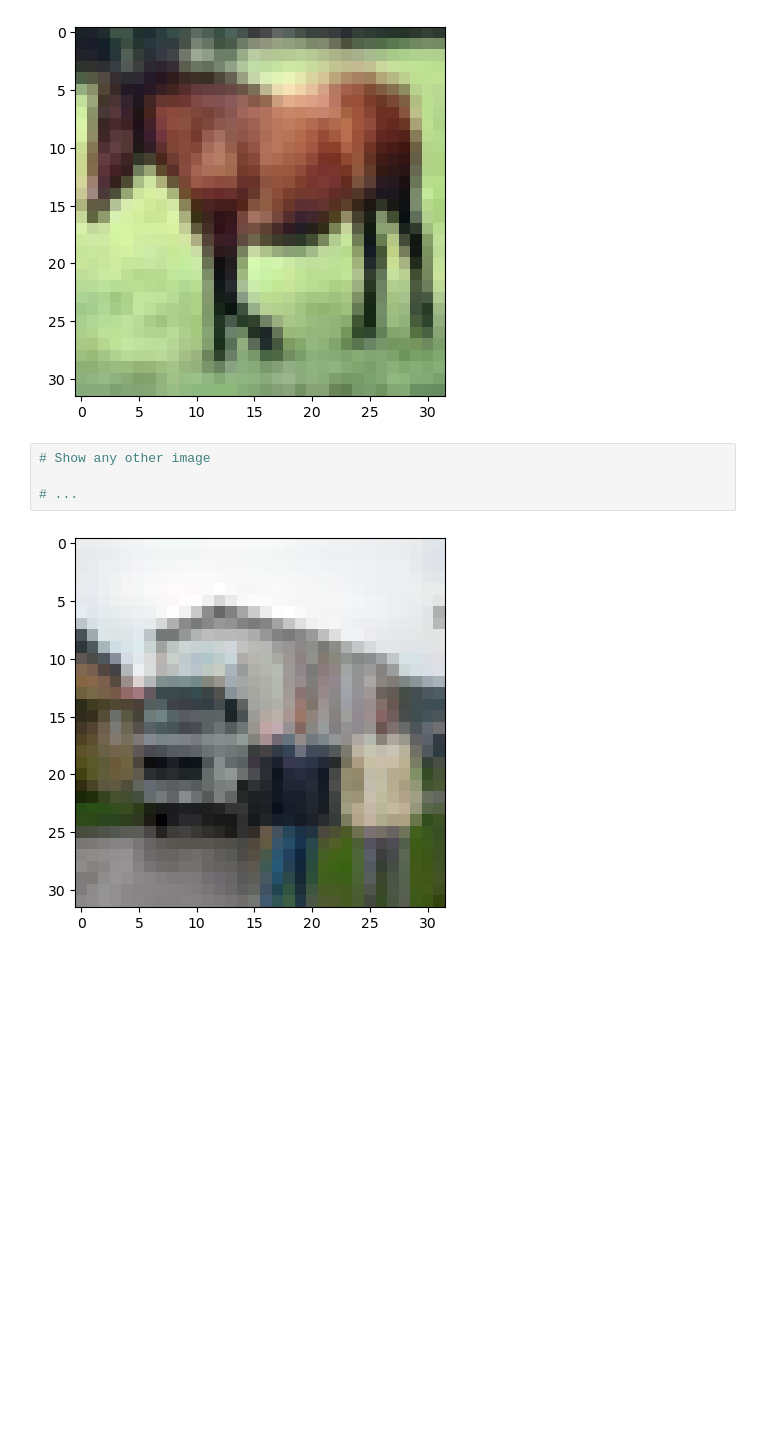
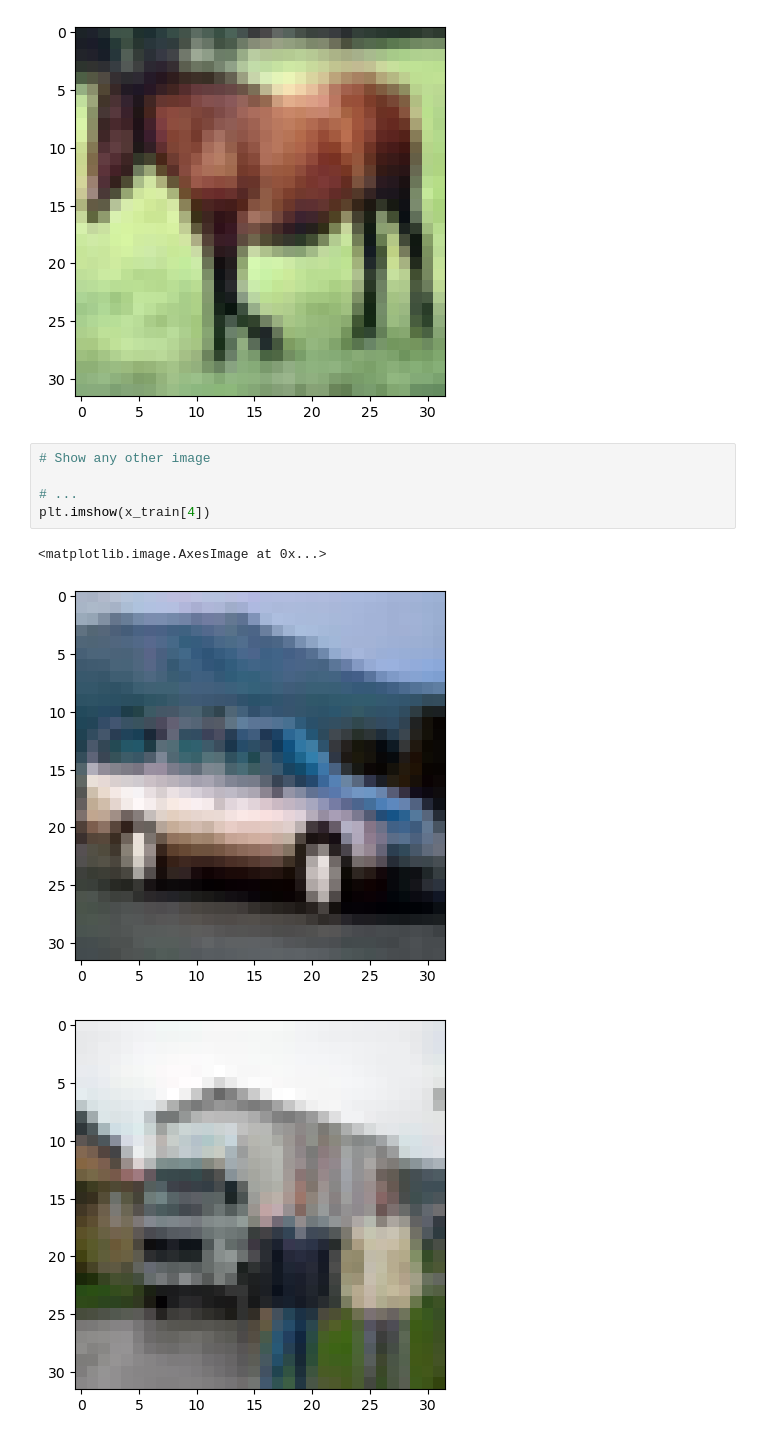
Before and after one commit to AazhmeerChhapra/Neural-networks-ARU, a Jupyter notebook: Week_5_Convolution_Neural_Network-st_2025-1.ipynb, the cells around one changed output. Cells and saved outputs as stored; diff of their text form; blank space fills up the shorter version.

```diff
--- a/Week_5_Convolution_Neural_Network-st_2025-1.ipynb
+++ b/Week_5_Convolution_Neural_Network-st_2025-1.ipynb
@@ -61,7 +83,11 @@ ___________![image.png](attachment:1d78517c-8c50-4649-9c02-0703a9ebb799.png)
 # %%
 # Show any other image
 
 # ...
+plt.imshow(x_train[4])
+# %% [output]
+<matplotlib.image.AxesImage at 0x...>
+[figure, added]
 # %%
 # %% [output]
 [figure]
```
Also changed, not shown: parts of 25 cells of this notebook, 5 other files.
